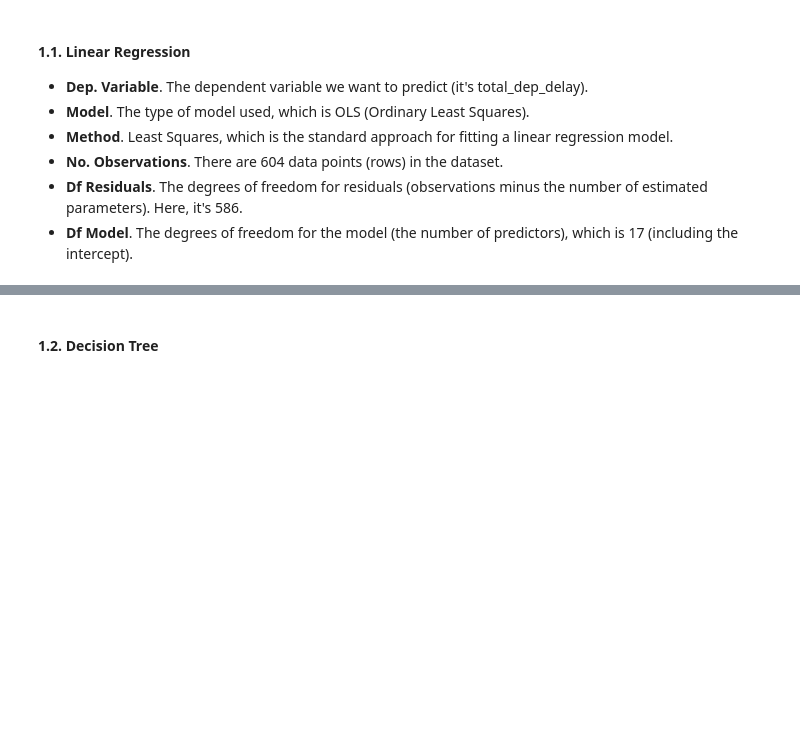
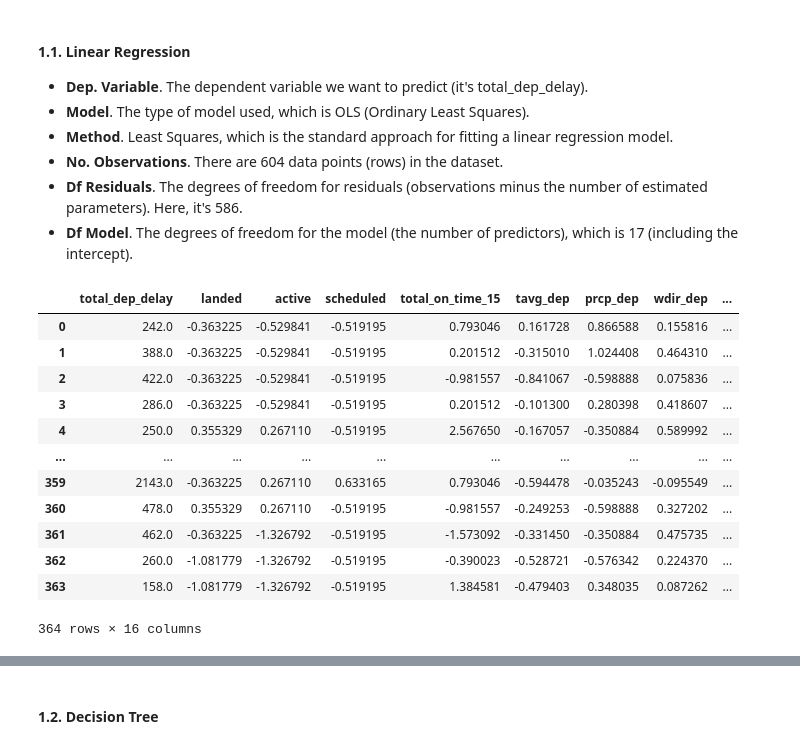
Before and after one commit to DT-Service-Consulting/avstats, a Jupyter notebook: avstats/AvStats_ML.ipynb, the cells around one changed output, grey strips where cells are left out. Saved outputs shown, nothing was run; the diff lists cells and outputs as text; code cells hidden in the pictures; blank space fills up the shorter version.

```diff
--- a/avstats/AvStats_ML.ipynb
+++ b/avstats/AvStats_ML.ipynb
@@ -125,3 +123,19 @@ Cross Validation: [0.91227764 0.93188636 0.91204515 0.93207839 0.93186353]
 * **No. Observations**. There are 604 data points (rows) in the dataset.
 * **Df Residuals**. The degrees of freedom for residuals (observations minus the number of estimated parameters). Here, it's 586.
 * **Df Model**. The degrees of freedom for the model (the number of predictors), which is 17 (including the intercept).
+# %%
+df_vif_BRU_MAD
+# %% [output]
+|  | total_dep_delay | landed | active | scheduled | total_on_time_15 | tavg_dep | prcp_dep | wdir_dep | ... |
+| 0 | 242.0 | -0.363225 | -0.529841 | -0.519195 | 0.793046 | 0.161728 | 0.866588 | 0.155816 | ... |
+| 1 | 388.0 | -0.363225 | -0.529841 | -0.519195 | 0.201512 | -0.315010 | 1.024408 | 0.464310 | ... |
+| 2 | 422.0 | -0.363225 | -0.529841 | -0.519195 | -0.981557 | -0.841067 | -0.598888 | 0.075836 | ... |
+| 3 | 286.0 | -0.363225 | -0.529841 | -0.519195 | 0.201512 | -0.101300 | 0.280398 | 0.418607 | ... |
+| 4 | 250.0 | 0.355329 | 0.267110 | -0.519195 | 2.567650 | -0.167057 | -0.350884 | 0.589992 | ... |
+| ... | ... | ... | ... | ... | ... | ... | ... | ... | ... |
+| 359 | 2143.0 | -0.363225 | 0.267110 | 0.633165 | 0.793046 | -0.594478 | -0.035243 | -0.095549 | ... |
+| 360 | 478.0 | 0.355329 | 0.267110 | -0.519195 | -0.981557 | -0.249253 | -0.598888 | 0.327202 | ... |
+| 361 | 462.0 | -0.363225 | -1.326792 | -0.519195 | -1.573092 | -0.331450 | -0.350884 | 0.475735 | ... |
+| 362 | 260.0 | -1.081779 | -1.326792 | -0.519195 | -0.390023 | -0.528721 | -0.576342 | 0.224370 | ... |
+| 363 | 158.0 | -1.081779 | -1.326792 | -0.519195 | 1.384581 | -0.479403 | 0.348035 | 0.087262 | ... |
+364 rows × 16 columns
```
Also changed, not shown: parts of 5 cells of this notebook, 6 other files.
